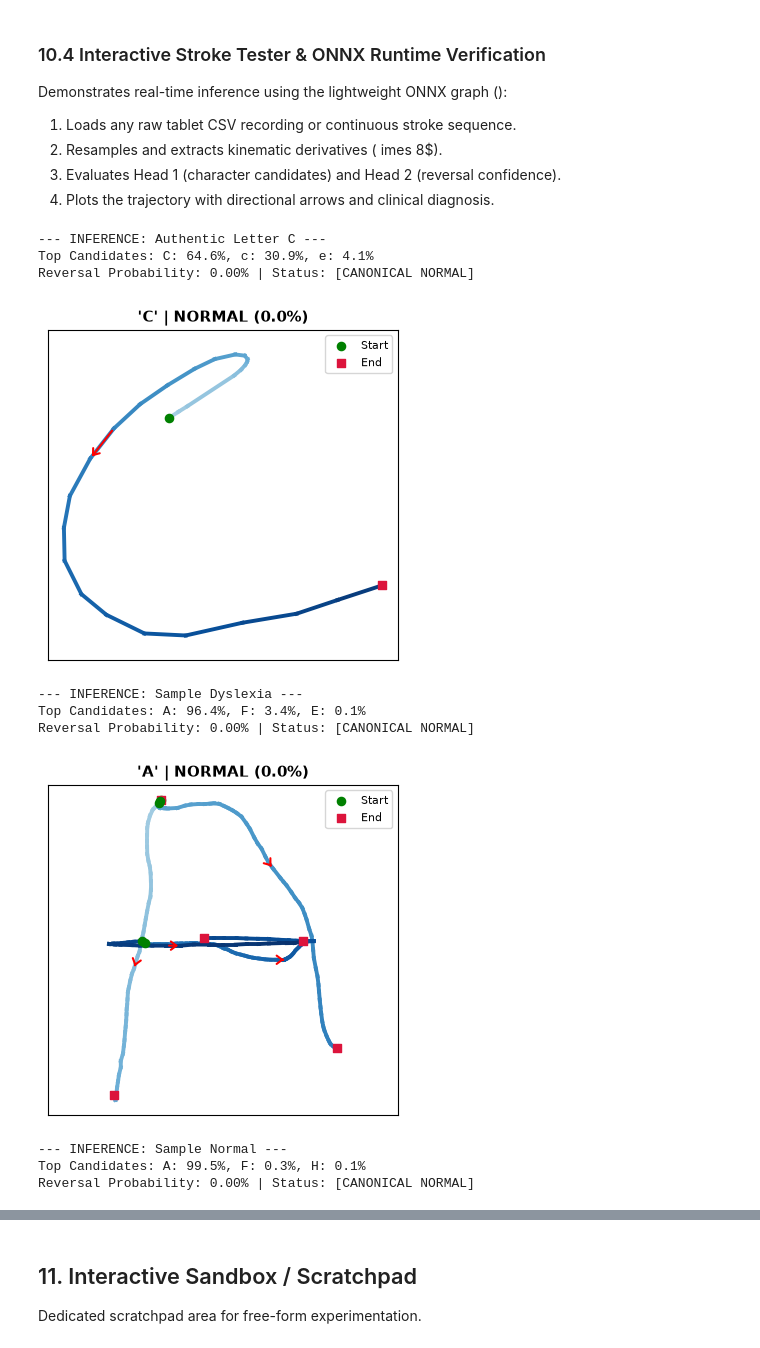
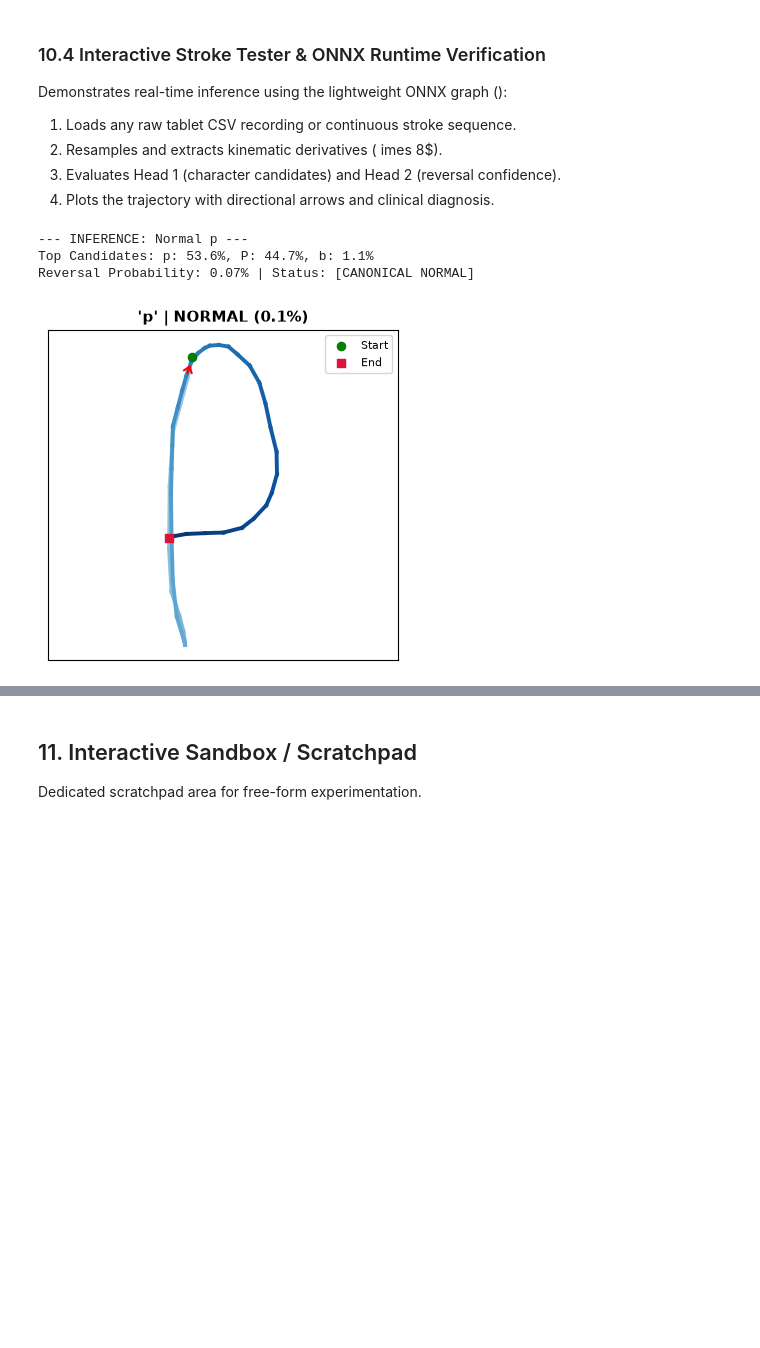
Before and after one commit to AkuraDiary/somethinginmyeye, a Jupyter notebook: playground.ipynb, the cells around one changed output, grey strips where cells are left out. Cells and saved outputs as stored; diff of their text form; code cells hidden in the pictures; blank space fills up the shorter version.

```diff
--- a/playground.ipynb
+++ b/playground.ipynb
@@ -839,44 +839,38 @@ def test_stroke_csv(csv_path: str, title: str = 'Stroke Sample'):
 
     # Trajectory Plot
     fig, ax = plt.subplots(figsize=(3.8, 3.8))
     cmap = plt.get_cmap('Oranges' if is_rev else 'Blues')
     total_pts = sum(len(s) for s in strokes)
     pt_counter = 0
     for s_idx, s in enumerate(strokes):
         xs, ys = [p[0] for p in s], [p[1] for p in s]
         for i in range(len(s) - 1):
             t = (pt_counter + i) / max(total_pts - 1, 1)
             ax.plot([xs[i], xs[i+1]], [ys[i], ys[i+1]], color=cmap(0.35 + 0.65 * t), lw=2.8)
             if len(s) >= 4 and i == len(s) // 2:
                 ax.annotate('', xy=(xs[i+1], ys[i+1]), xytext=(xs[i], ys[i]),
                             arrowprops=dict(arrowstyle="->,head_length=0.4,head_width=0.3", color='red', lw=1.5))
         ax.scatter(xs[0], ys[0], color='green', s=35, zorder=5, label='Start' if s_idx == 0 else "")
         ax.scatter(xs[-1], ys[-1], color='crimson', s=35, marker='s', zorder=5, label='End' if s_idx == 0 else "")
         pt_counter += len(s)
 
     status_lbl = 'REVERSED' if is_rev else 'NORMAL'
     ax.set_title(f"'{top3[0][0]}' | {status_lbl} ({rev_prob*100:.1f}%)", fontsize=11, fontweight='bold')
     ax.set_aspect('equal', adjustable='datalim')
     ax.invert_yaxis()
     ax.grid(True, linestyle='--', alpha=0.3)
     ax.set_xticks([]); ax.set_yticks([])
     ax.legend(loc='upper right', fontsize=8)
     plt.tight_layout()
     plt.show()
 
 # Test on local tablet recording
-test_stroke_csv('datasets/Train_normal_C_Seta_1787842835503_1787842835.csv', 'Authentic Letter C')
-test_stroke_csv('sample/sample_dyslexia.csv', 'Sample Dyslexia')
-test_stroke_csv('sample/sample_normal.csv', 'Sample Normal')
+# test_stroke_csv('datasets/Train_normal_C_Seta_1787842835503_1787842835.csv', 'Authentic Letter C')
+test_stroke_csv('val_datasets/Test_normal_p_Seta_1788173973122_1788173973.csv', 'Normal p')
+# test_stroke_csv('sample/sample_dyslexia.csv', 'Sample Dyslexia')
+# test_stroke_csv('sample/sample_normal.csv', 'Sample Normal')
 # %% [output]
---- INFERENCE: Authentic Letter C ---
-Top Candidates: C: 64.6%, c: 30.9%, e: 4.1%
-Reversal Probability: 0.00% | Status: [CANONICAL NORMAL]
+--- INFERENCE: Normal p ---
+Top Candidates: p: 53.6%, P: 44.7%, b: 1.1%
+Reversal Probability: 0.07% | Status: [CANONICAL NORMAL]
-[figure, old version]
+[figure, new version]
---- INFERENCE: Sample Dyslexia ---
-Top Candidates: A: 96.4%, F: 3.4%, E: 0.1%
-Reversal Probability: 0.00% | Status: [CANONICAL NORMAL]
-[figure, removed]
---- INFERENCE: Sample Normal ---
-Top Candidates: A: 99.5%, F: 0.3%, H: 0.1%
-Reversal Probability: 0.00% | Status: [CANONICAL NORMAL]
```
Also changed, not shown: parts of 3 cells of this notebook, 3 other files.
